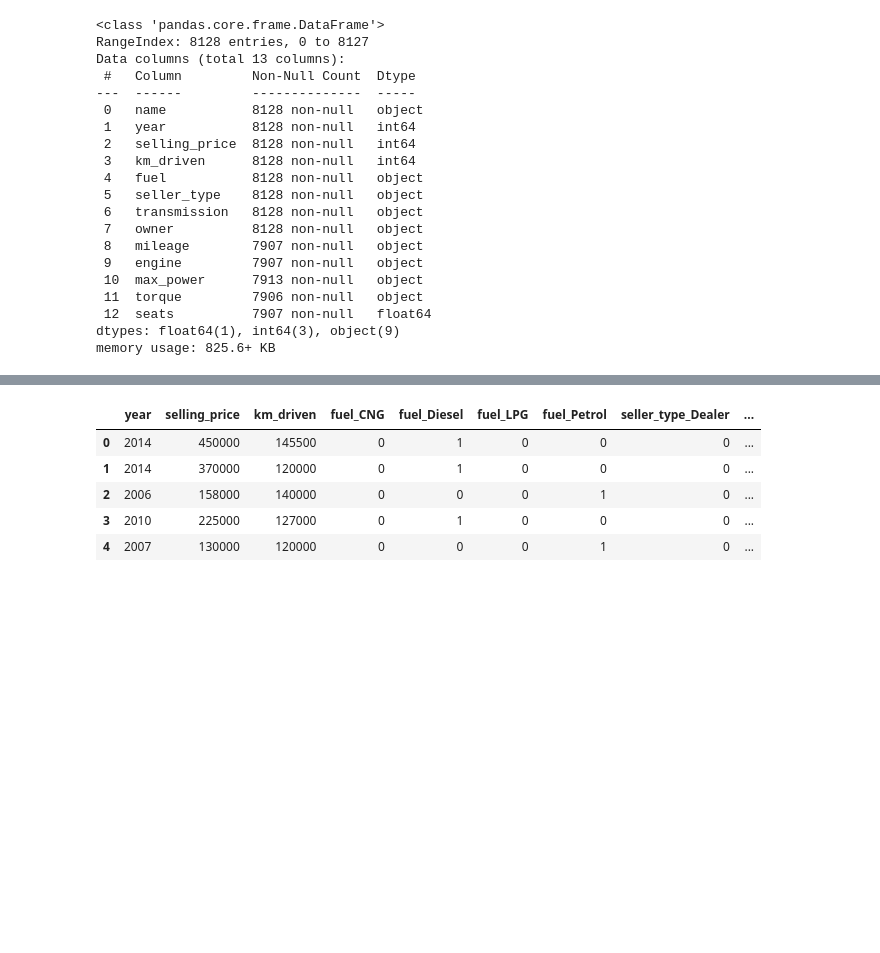
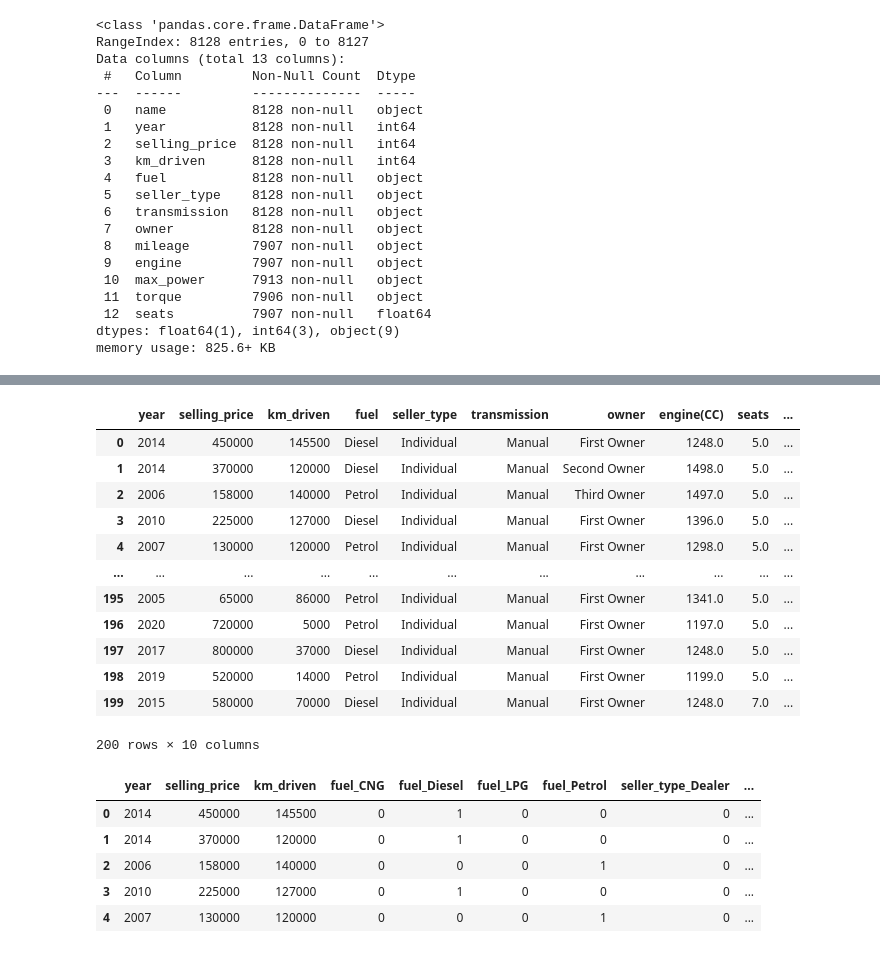
Before and after one commit to Alphaomegainfinity/Project-4_Car_Price_Predictor, a Jupyter notebook: car_price_predictor.ipynb, the cells around one changed output, grey strips where cells are left out. Saved outputs shown, nothing was run; the diff lists cells and outputs as text; code cells hidden in the pictures; blank space fills up the shorter version.

```diff
--- a/car_price_predictor.ipynb
+++ b/car_price_predictor.ipynb
@@ -69,12 +69,32 @@ car_df
 # %%
 # work for potentially adding in engine size and fuel consumption
 
-#car_df['engine'] = car_df['engine'].str.rsplit(' ', n=1).str.get(0)
+car_df['engine'] = car_df['engine'].str.rsplit(' ', n=1).str.get(0)
 #car_df['mileage'] = car_df['mileage'].str.rsplit(' ', n=1).str.get(0)
-#car_df.rename(columns={'engine':'engine(CC)', 'mileage':'mileage(kmpl)'}, inplace=True)
+car_df.rename(columns={'engine':'engine(CC)', 'mileage':'mileage(kmpl)'}, inplace=True)
 #car_df['engine(CC)'] = car_df['engine(CC)'].astype(float)
 #car_df.loc[car_df['engine(CC)'] <= 1000 ,'engine(CC)'] = 1
 #car_df.loc[car_df['engine(CC)'] >= 1001 & car_df['engine(CC)'] <=2000 ,'engine(CC)'] = 2
+# %%
+car_df['engine(CC)'] = car_df['engine(CC)'].astype(float)
+# %%
+engine_bin = [1,2,3,4]
+car_df['engine(CC)_binning'] = pd.cut(car_df['engine(CC)'], [1000, 1999, 2999, 3999, 4000], labels = engine_bin)
+car_df.head(200)
+# %% [output]
+|  | year | selling_price | km_driven | fuel | seller_type | transmission | owner | engine(CC) | seats | ... |
+| 0 | 2014 | 450000 | 145500 | Diesel | Individual | Manual | First Owner | 1248.0 | 5.0 | ... |
+| 1 | 2014 | 370000 | 120000 | Diesel | Individual | Manual | Second Owner | 1498.0 | 5.0 | ... |
+| 2 | 2006 | 158000 | 140000 | Petrol | Individual | Manual | Third Owner | 1497.0 | 5.0 | ... |
+| 3 | 2010 | 225000 | 127000 | Diesel | Individual | Manual | First Owner | 1396.0 | 5.0 | ... |
+| 4 | 2007 | 130000 | 120000 | Petrol | Individual | Manual | First Owner | 1298.0 | 5.0 | ... |
+| ... | ... | ... | ... | ... | ... | ... | ... | ... | ... | ... |
+| 195 | 2005 | 65000 | 86000 | Petrol | Individual | Manual | First Owner | 1341.0 | 5.0 | ... |
+| 196 | 2020 | 720000 | 5000 | Petrol | Individual | Manual | First Owner | 1197.0 | 5.0 | ... |
+| 197 | 2017 | 800000 | 37000 | Diesel | Individual | Manual | First Owner | 1248.0 | 5.0 | ... |
+| 198 | 2019 | 520000 | 14000 | Petrol | Individual | Manual | First Owner | 1199.0 | 5.0 | ... |
+| 199 | 2015 | 580000 | 70000 | Diesel | Individual | Manual | First Owner | 1248.0 | 7.0 | ... |
+200 rows × 10 columns
 # %%
 car_df['seats'] = car_df['seats'].astype(str)
 # %%
```
Also changed, not shown: parts of 2 cells of this notebook.
